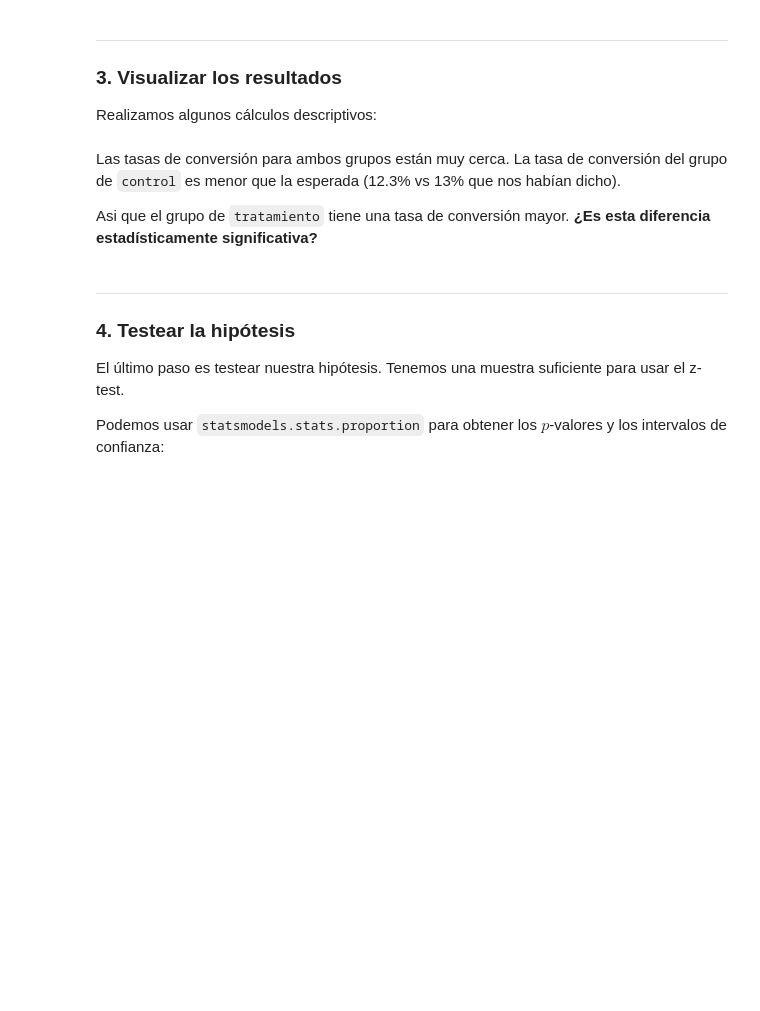
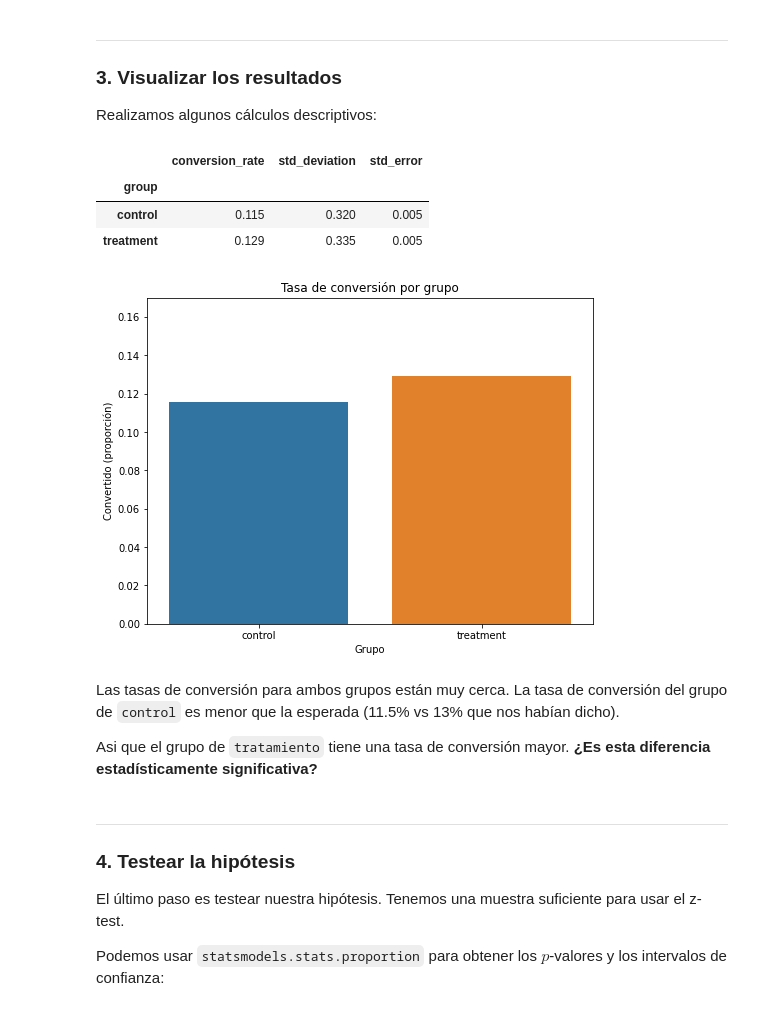
Before and after one commit to YonatanRA/ds_tb_part_21_09, a Jupyter notebook: 02-Data_Analysis/8.6 - AB Testing.ipynb, the cells around one changed output. Saved outputs shown, nothing was run; the diff lists cells and outputs as text; code cells hidden in the pictures; blank space fills up the shorter version.

```diff
--- a/02-Data_Analysis/8.6 - AB Testing.ipynb
+++ b/02-Data_Analysis/8.6 - AB Testing.ipynb
@@ -119,2 +185,12 @@ Eliminamos usuarios con varias visitas a la página web.
 # %% [markdown]
 **Muestreo**
+# %%
+control=df[df.group=='control'].sample(n=4720, random_state=42)
+
+tratamiento=df[df.group=='treatment'].sample(n=4720, random_state=42)
+
+ab_test=pd.concat([control, tratamiento], axis=0)
+
+ab_test.reset_index(drop=True, inplace=True)
+
+ab_test.head()
@@ -125,8 +229,35 @@ Ya tenemos las muestras que necesitamos para realizar el estudio.
 ### 3. Visualizar los resultados
 
 Realizamos algunos cálculos descriptivos:
+# %%
+tasas_conversion=ab_test.groupby('group')['converted']
+
+std=lambda x: np.std(x, ddof=0)                      # std
+error_std= lambda x: stats.sem(x, ddof=0)            # error estandar (std / sqrt(n))
+
+tasas_conversion=tasas_conversion.agg([np.mean, std, error_std])
+tasas_conversion.columns=['conversion_rate', 'std_deviation', 'std_error']
+
+
+tasas_conversion.style.format('{:.3f}')
+# %% [output]
+|  | conversion_rate | std_deviation | std_error |
+| group |  |  |  |
+| control | 0.115 | 0.320 | 0.005 |
+| treatment | 0.129 | 0.335 | 0.005 |
+# %%
+plt.figure(figsize=(8,6))
+
+sns.barplot(x=ab_test['group'], y=ab_test['converted'], ci=False)
+
+plt.ylim(0, 0.17)
+plt.title('Tasa de conversión por grupo')
+plt.xlabel('Grupo')
+plt.ylabel('Convertido (proporción)');
+# %% [output]
+[figure, added]
 # %% [markdown]
-Las tasas de conversión para ambos grupos están muy cerca. La tasa de conversión del grupo de  `control` es menor que la esperada (12.3% vs 13% que nos habían dicho).
+Las tasas de conversión para ambos grupos están muy cerca. La tasa de conversión del grupo de  `control` es menor que la esperada (11.5% vs 13% que nos habían dicho).
 
 Asi que el grupo de `tratamiento` tiene una tasa de conversión mayor. **¿Es esta diferencia estadísticamente significativa?**
 # %% [markdown]
```
Also changed, not shown: parts of 18 cells of this notebook.
